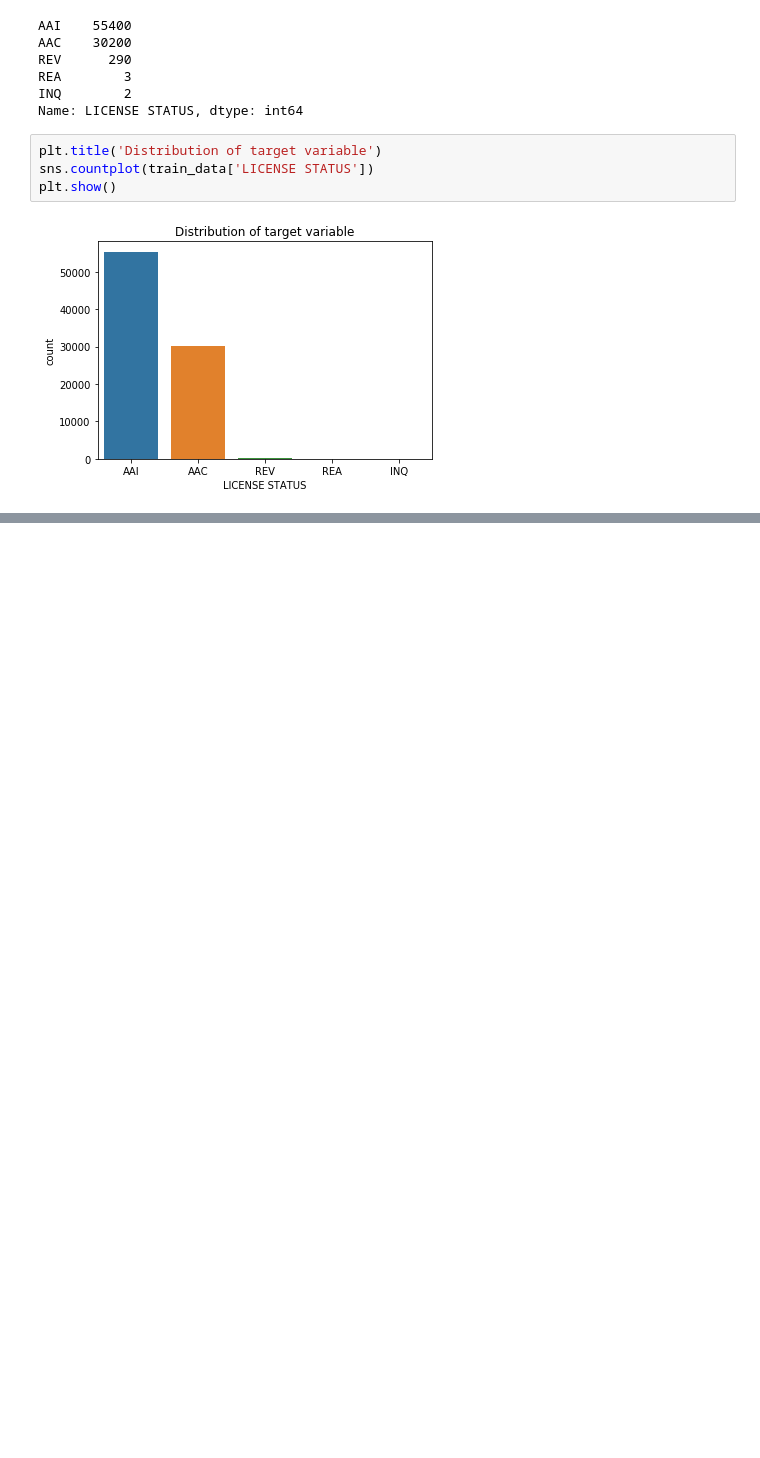
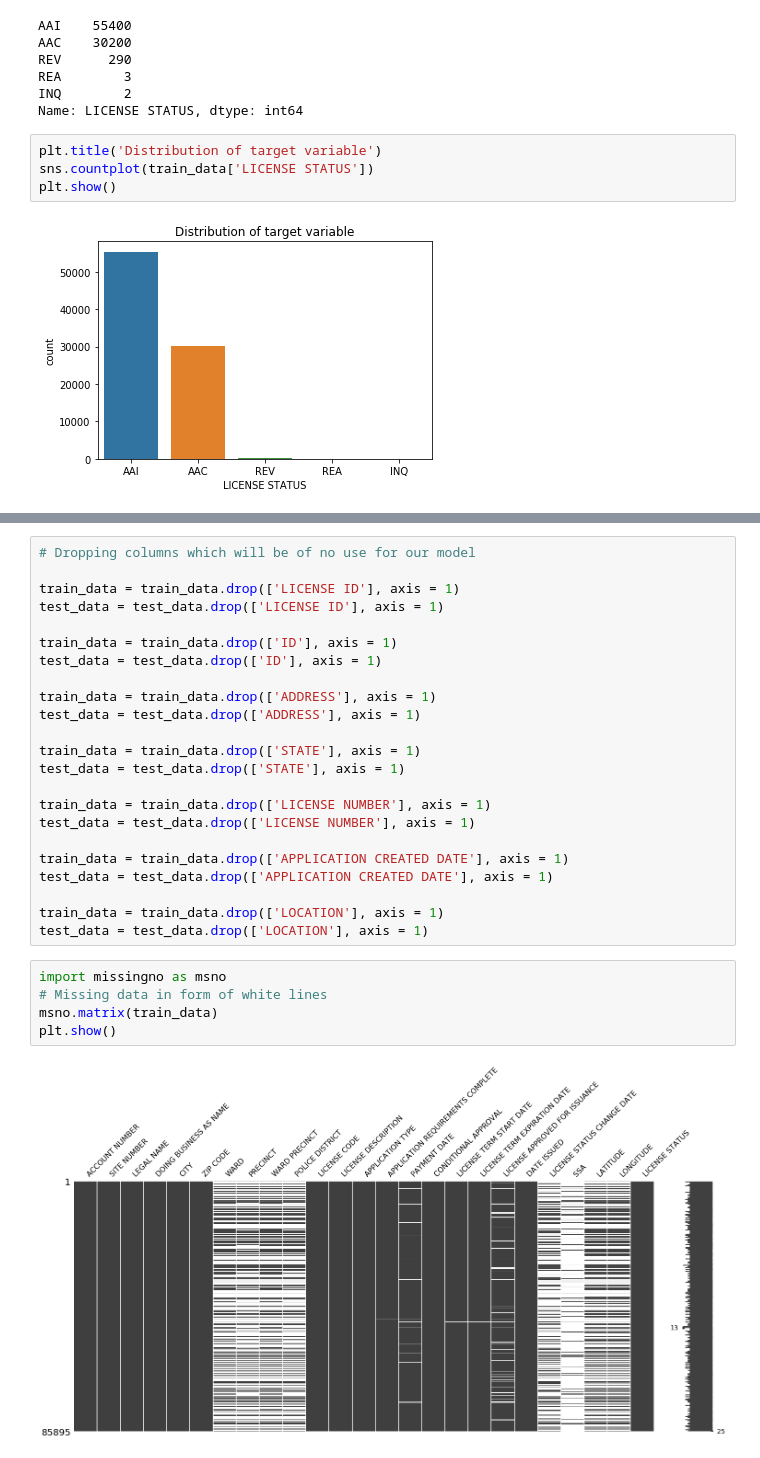
Before and after one commit to shreayan98c/ZS-Hiring-Challenge, a Jupyter notebook: ZSmodel.ipynb, the cells around one changed output, grey strips where cells are left out. Cells and saved outputs as stored; diff of their text form; blank space fills up the shorter version.

```diff
--- a/ZSmodel.ipynb
+++ b/ZSmodel.ipynb
@@ -133,0 +155,30 @@ plt.show()
+# %%
+# Dropping columns which will be of no use for our model
+
+train_data = train_data.drop(['LICENSE ID'], axis = 1)
+test_data = test_data.drop(['LICENSE ID'], axis = 1)
+
+train_data = train_data.drop(['ID'], axis = 1)
+test_data = test_data.drop(['ID'], axis = 1)
+
+train_data = train_data.drop(['ADDRESS'], axis = 1)
+test_data = test_data.drop(['ADDRESS'], axis = 1)
+
+train_data = train_data.drop(['STATE'], axis = 1)
+test_data = test_data.drop(['STATE'], axis = 1)
+
+train_data = train_data.drop(['LICENSE NUMBER'], axis = 1)
+test_data = test_data.drop(['LICENSE NUMBER'], axis = 1)
+
+train_data = train_data.drop(['APPLICATION CREATED DATE'], axis = 1)
+test_data = test_data.drop(['APPLICATION CREATED DATE'], axis = 1)
+
+train_data = train_data.drop(['LOCATION'], axis = 1)
+test_data = test_data.drop(['LOCATION'], axis = 1)
+# %%
+import missingno as msno
+# Missing data in form of white lines
+msno.matrix(train_data)
+plt.show()
+# %% [output]
+[figure, added]
```
Also changed, not shown: parts of 3 cells of this notebook.
